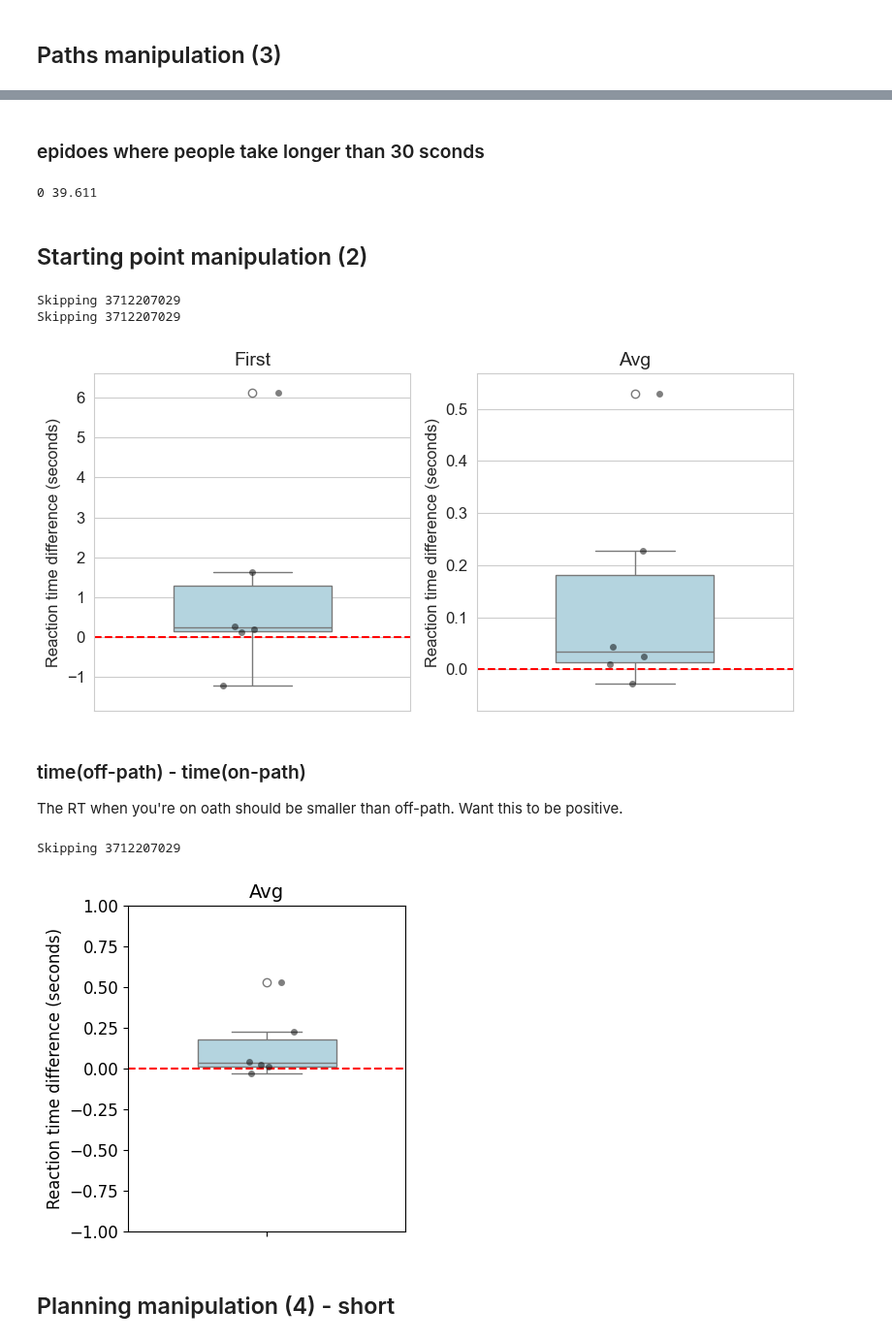
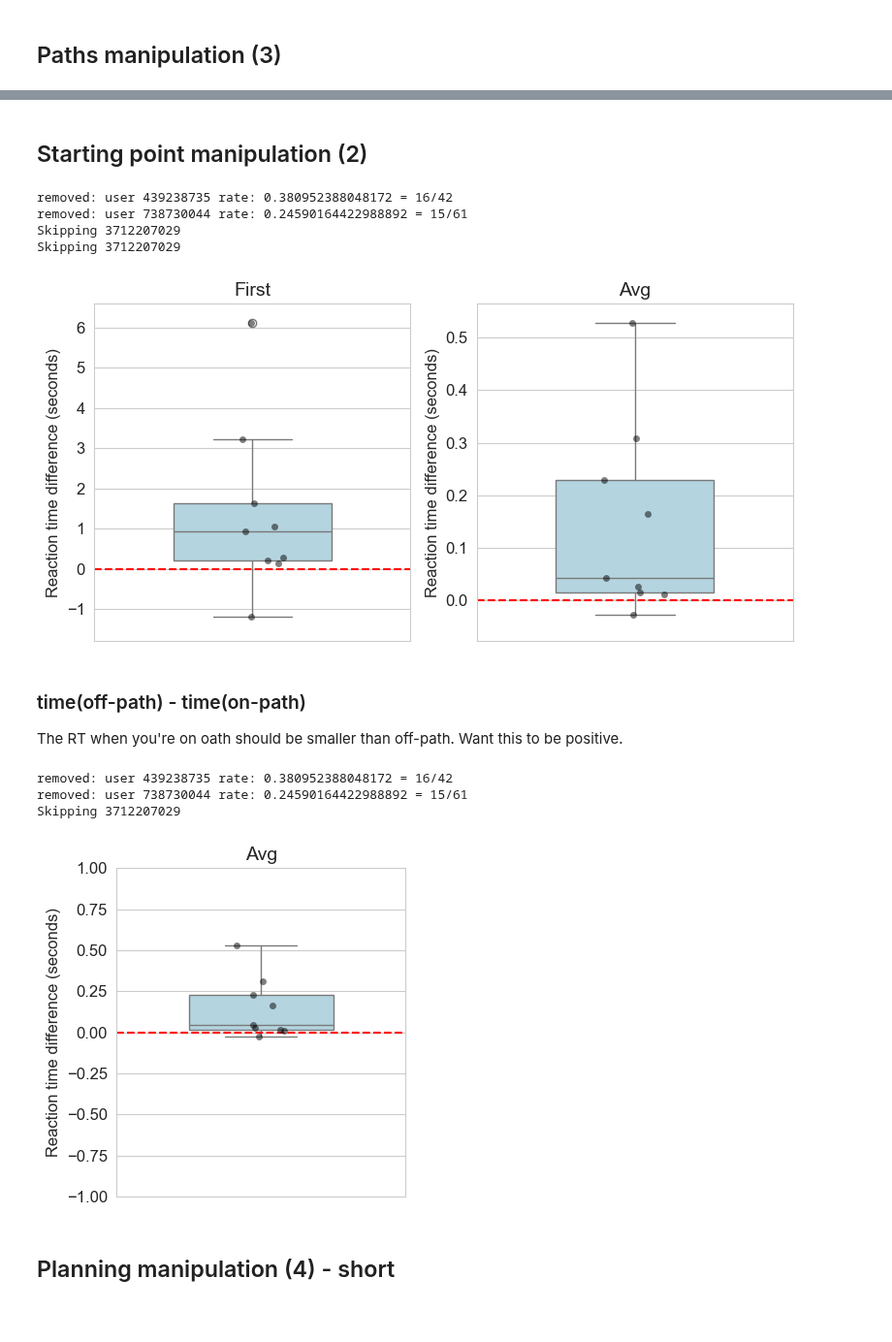
Before and after one commit to wcarvalho/human-dyna-web, a Jupyter notebook: analysis_notebooks/exp3-v2.ipynb, the cells around one changed output, grey strips where cells are left out. Shown at 97% size. Drawn from its saved outputs; the diff is of its cells as text; code cells hidden in the pictures; blank space fills up the shorter version.

```diff
--- a/analysis_notebooks/exp3-v2.ipynb
+++ b/analysis_notebooks/exp3-v2.ipynb
@@ -413 +427,5 @@ shape: (5, 16)
+# %%
+def bad_episode(e):
+
+user_df = user_df.filter(episode_filter=lambda e: e.actions)
 # %%
@@ -452,7 +492,0 @@ plots.plot_episode_length_seconds(
-# %%
-display(Markdown("""
-### epidoes where people take longer than 30 sconds
-"""))
-# %% [output]
-
-### epidoes where people take longer than 30 sconds
@@ -469,5 +492,0 @@ subset = user_df.subset(
-# %%
-for i, e in enumerate(subset.episodes):
- print(i, e.reaction_times[:-1].sum()/1000)
-# %% [output]
-0 39.611
@@ -478,22 +495,26 @@ for i, e in enumerate(subset.episodes):
 # %%
 plots.m2_reaction_time_difference(user_df, ['first', 'avg'])
 # %% [output]
+removed: user 439238735 rate: 0.380952388048172 = 16/42
+removed: user 738730044 rate: 0.24590164422988892 = 15/61
 Skipping 3712207029
 Skipping 3712207029
-[figure, old version]
+[figure, new version]
 # %%
 display(Markdown("""
 ### time(off-path) - time(on-path)
 The RT when you're on oath should be smaller than off-path. Want this to be positive.
 """))
 # plots.m2_reaction_time_difference(user_df, ['first'], y_lim=[-2, 7])
-plots.m2_reaction_time_difference(user_df, ['avg'], y_lim=[-1, 1])
+plots.m2_reaction_time_difference(user_df, ['avg'], ylim=[-1, 1])
 # %% [output]
 
 ### time(off-path) - time(on-path)
 The RT when you're on oath should be smaller than off-path. Want this to be positive.
+removed: user 439238735 rate: 0.380952388048172 = 16/42
+removed: user 738730044 rate: 0.24590164422988892 = 15/61
 Skipping 3712207029
-[figure, old version]
+[figure, new version]
 # %% [markdown]
 ## Planning manipulation (4) - short
 # %%
```
Also changed, not shown: parts of 28 cells of this notebook, 7 other files.
